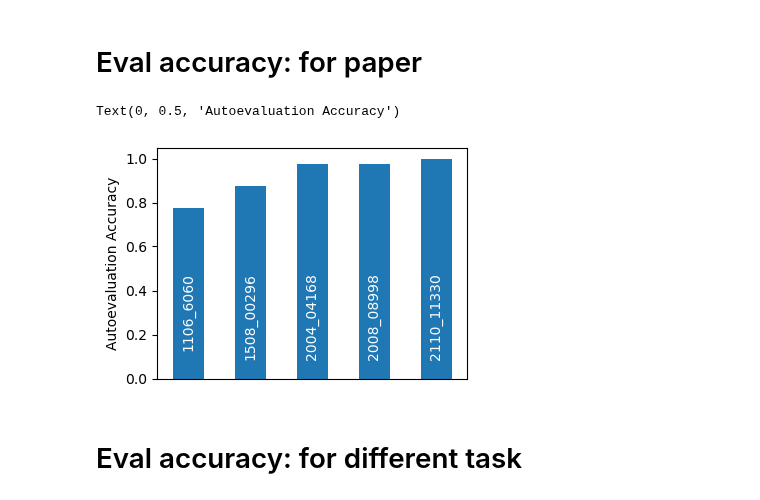
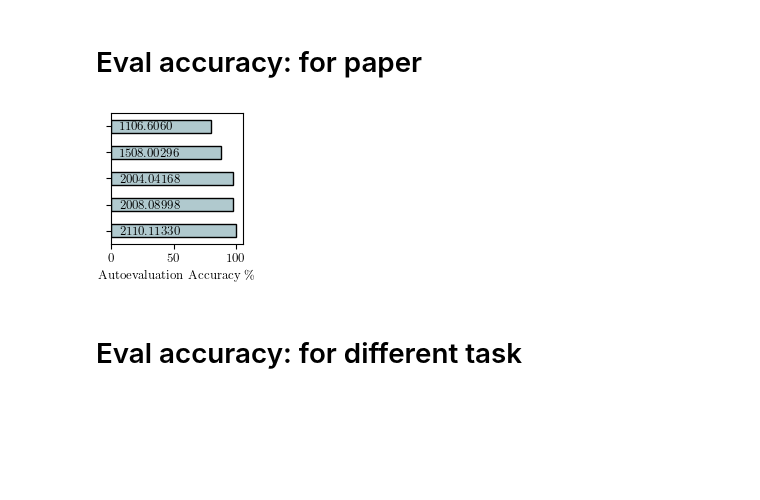
Before and after one commit to hainingpan/HartreeFock_GPT, a Jupyter notebook: test_coding/automation/summary.ipynb, the cells around one changed output. Cells and saved outputs as stored; diff of their text form; code cells hidden in the pictures; blank space fills up the shorter version.

```diff
--- a/test_coding/automation/summary.ipynb
+++ b/test_coding/automation/summary.ipynb
@@ -13,7 +22,7 @@ df ={}
 paper_list = ['1106_6060','1508_00296','2004_04168','2008_08998','2110_11330']
 # %%
 for paper in paper_list:
-    df[paper] = utils_auto.yaml_to_df(paper+'/final_answer.yaml')
+    df[paper.replace('_','.')] = utils_auto.yaml_to_df(paper+'/final_answer.yaml')
 # %%
 df.keys()
 # %% [output]
@@ -35,21 +44,29 @@ df['2110_11330']
+# %%
+color_list = {'iceblue':'#b0c9ce'}
+# %%
+import matplotlib.pyplot as plt
+def plot_barh(df, xlabel , pad = -6,ax=None):
+    if ax is None:
+        fig, ax = plt.subplots(figsize=(1.7, 1.7))
+    ax = df[::-1].plot(kind='barh', legend=False,ax=ax, color=color_list['iceblue'], edgecolor='k', )
+    ax.tick_params(axis='y', pad=pad, color='k', labelcolor='k')
+    [tick.set_ha('left') for tick in ax.get_yticklabels()]
+    ax.set_xlabel(xlabel)
+    ax.set_xlim(0,105)
 # %% [markdown]
 # Eval accuracy: for paper
 # %%
 total=40
 eval_paper={}
 for paper in paper_list:
-    eval_paper[paper]=df[paper][['answer1', 'answer2', 'answer3', 'answer4']].applymap(lambda x: False if 'F' in x else True).values.sum()/total
+    paper = paper.replace('_','.')
+    eval_paper[paper]=df[paper][['answer1', 'answer2', 'answer3', 'answer4']].applymap(lambda x: False if 'F' in x else True).values.sum()/total*100
 # %%
 eval_paper_df = pd.DataFrame.from_dict(eval_paper, orient='index', columns=['Value'])
-# %%
-import matplotlib.pyplot as plt
-fig, ax = plt.subplots(figsize=(4,3))
-ax = eval_paper_df.plot(kind='bar', legend=False,ax=ax)
-ax.tick_params(axis='x', pad=-80, color='w', labelcolor='w')
-ax.set_ylabel('Autoevaluation Accuracy')
-# %% [output]
-Text(0, 0.5, 'Autoevaluation Accuracy')
-[figure, removed]
+# %%
+plot_barh(eval_paper_df, xlabel='Autoevaluation Accuracy \%')
+# %% [output]
+[figure, added]
 # %% [markdown]
 # Eval accuracy: for different task
 # %%
```
Also changed, not shown: parts of 21 cells of this notebook, 4 other files.
